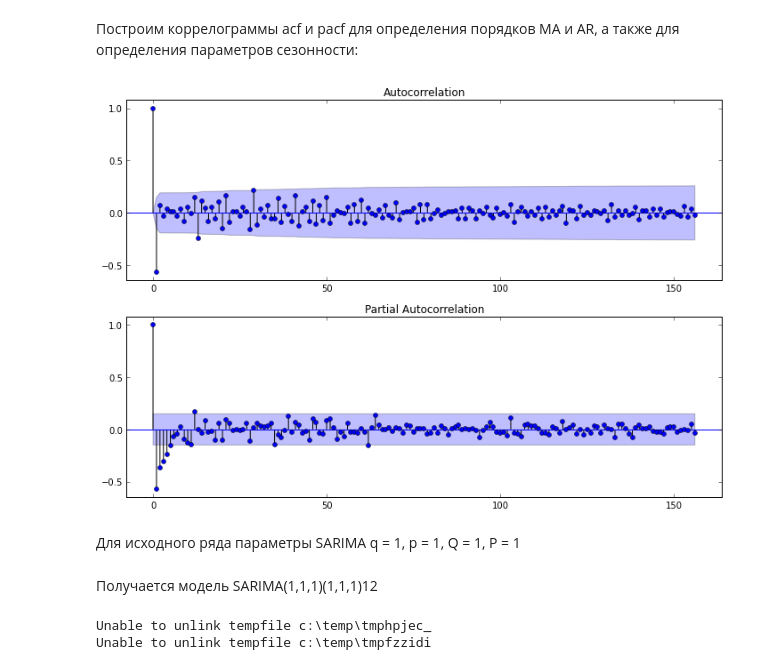
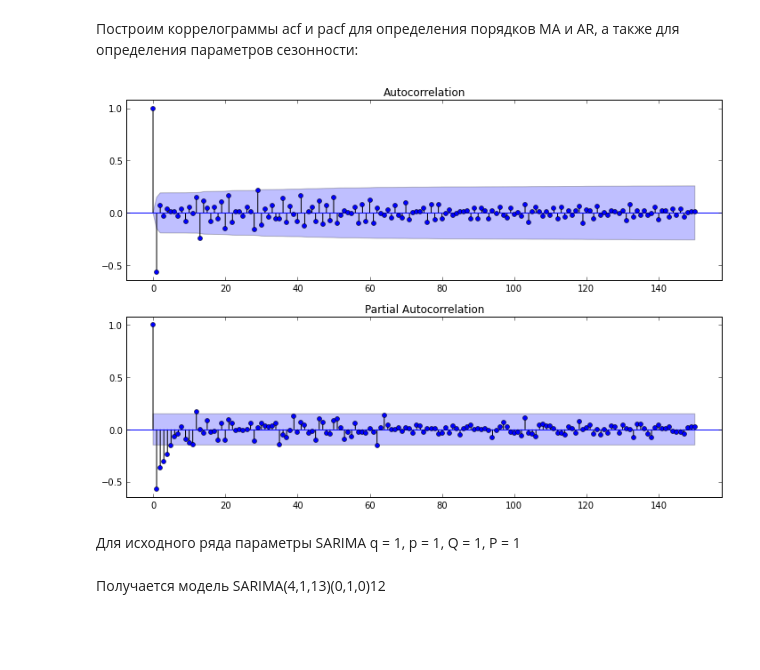
Before and after one commit to kuznetsovin/DataScience, a Jupyter notebook: predict_o.ipynb, the cells around one changed output. Saved outputs shown, nothing was run; the diff lists cells and outputs as text; code cells hidden in the pictures; blank space fills up the shorter version.

```diff
--- a/predict_o.ipynb
+++ b/predict_o.ipynb
@@ -130,17 +95,12 @@ p.value: 0.000395
 # %%
 fig = plt.figure(figsize=(12,8))
 ax1 = fig.add_subplot(211)
-fig = sm.graphics.tsa.plot_acf(diff1lev_season1lev.values.squeeze(), lags=156, ax=ax1)
+fig = sm.graphics.tsa.plot_acf(diff1lev_season1lev.values.squeeze(), lags=150, ax=ax1)
 ax2 = fig.add_subplot(212)
-fig = sm.graphics.tsa.plot_pacf(diff1lev_season1lev, lags=156, ax=ax2)
+fig = sm.graphics.tsa.plot_pacf(diff1lev_season1lev, lags=150, ax=ax2)
 # %% [output]
-[figure, old version]
+[figure, new version]
 # %% [markdown]
 Для исходного ряда параметры SARIMA q = 1, p = 1, Q = 1, P = 1
 # %% [markdown]
-Получается модель SARIMA(1,1,1)(1,1,1)12
+Получается модель SARIMA(4,1,13)(0,1,0)12
-# %%
-astsa = importr('astsa')
-# %% [output]
-Unable to unlink tempfile c:\temp\tmphpjec_
-Unable to unlink tempfile c:\temp\tmpfzzidi
```
Also changed, not shown: parts of 27 cells of this notebook, 2 other files.
